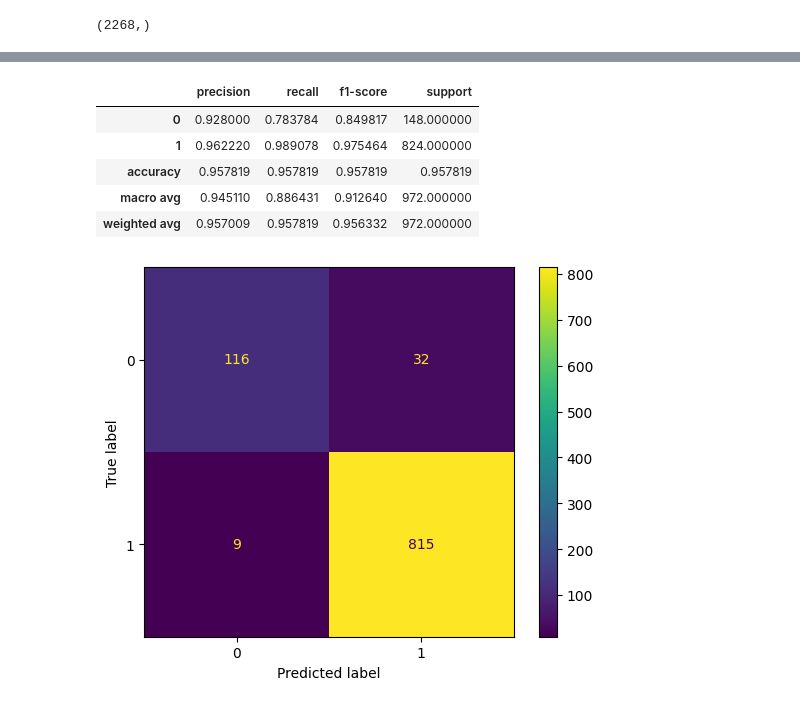
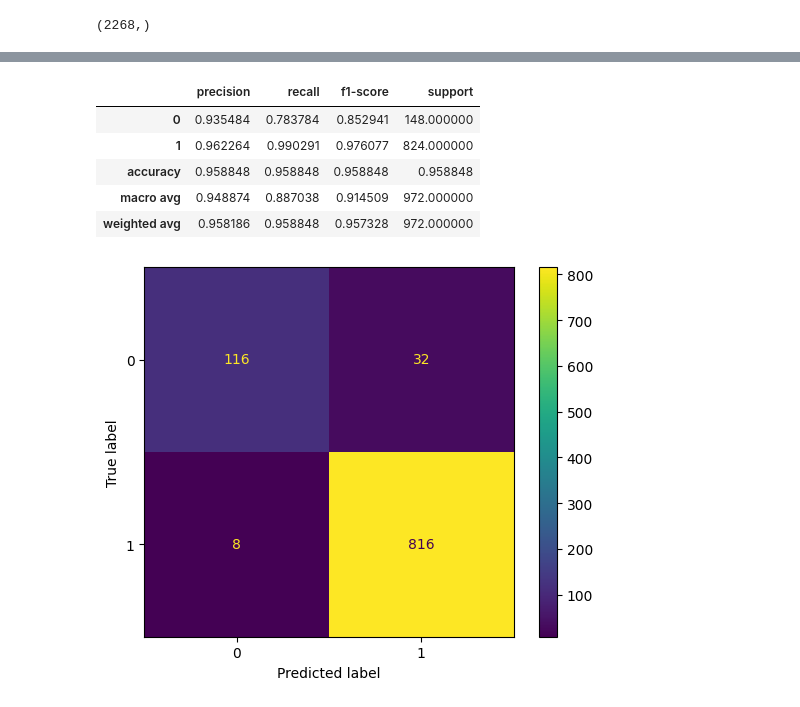
Before and after one commit to ju4nv1e1r4/Manufacturing_Defects, a Jupyter notebook: src/train.ipynb, the cells around one changed output, grey strips where cells are left out. Drawn from its saved outputs; the diff is of its cells as text; code cells hidden in the pictures.

```diff
--- a/src/train.ipynb
+++ b/src/train.ipynb
@@ -129,7 +131,7 @@ array([[ 7.53474499e+02, -5.65569465e+02, -4.98941925e+02, ...,
        [ 1.14145729e+03, -3.72983333e+02, -4.50368751e+02, ...,
         -1.68195263e-03, -1.02622906e-03,  1.84251955e-16]])
 # %%
-X_train, X_test, y_train, y_test = train_test_split(X, y, test_size=.3, random_state=42)
+X_train, X_test, y_train, y_test = train_test_split(X_StdScaler, y, test_size=.3, random_state=42)
 # %%
 tree = DecisionTreeClassifier(criterion='entropy', random_state = 0, max_depth=3)
 tree.fit(X_train, y_train)
@@ -159,11 +160,11 @@ XGBClassifier(base_score=None, booster=None, callbacks=None,
 # %%
 dataset = lightgbm.Dataset(X_train, label=y_train
                            )
-params = {'num_leaves':250, # número de folhas
-              'objective':'binary', # classificação Binária
-              'max_depth':2,
+params = {'num_leaves':200,
+              'objective':'binary',
+              'max_depth':4,
               'learning_rate':.05,
-              'max_bin':100}
+              'max_bin':150}
 # %%
 lgbm = lightgbm.train(params, dataset, num_boost_round=100)
 # %% [output]
@@ -239,12 +257,12 @@ res
 # %%
-rep = classification_report(y_test, xgboost, output_dict=True)
+rep = classification_report(y_test, light_gbm, output_dict=True)
 Class_Report = pd.DataFrame(rep).transpose()
 Class_Report
 # %% [output]
 |  | precision | recall | f1-score | support |
-| 0 | 0.928000 | 0.783784 | 0.849817 | 148.000000 |
-| 1 | 0.962220 | 0.989078 | 0.975464 | 824.000000 |
-| accuracy | 0.957819 | 0.957819 | 0.957819 | 0.957819 |
-| macro avg | 0.945110 | 0.886431 | 0.912640 | 972.000000 |
-| weighted avg | 0.957009 | 0.957819 | 0.956332 | 972.000000 |
+| 0 | 0.935484 | 0.783784 | 0.852941 | 148.000000 |
+| 1 | 0.962264 | 0.990291 | 0.976077 | 824.000000 |
+| accuracy | 0.958848 | 0.958848 | 0.958848 | 0.958848 |
+| macro avg | 0.948874 | 0.887038 | 0.914509 | 972.000000 |
+| weighted avg | 0.958186 | 0.958848 | 0.957328 | 972.000000 |
 # %%
```
Also changed, not shown: parts of 8 cells of this notebook, 6 other files.
